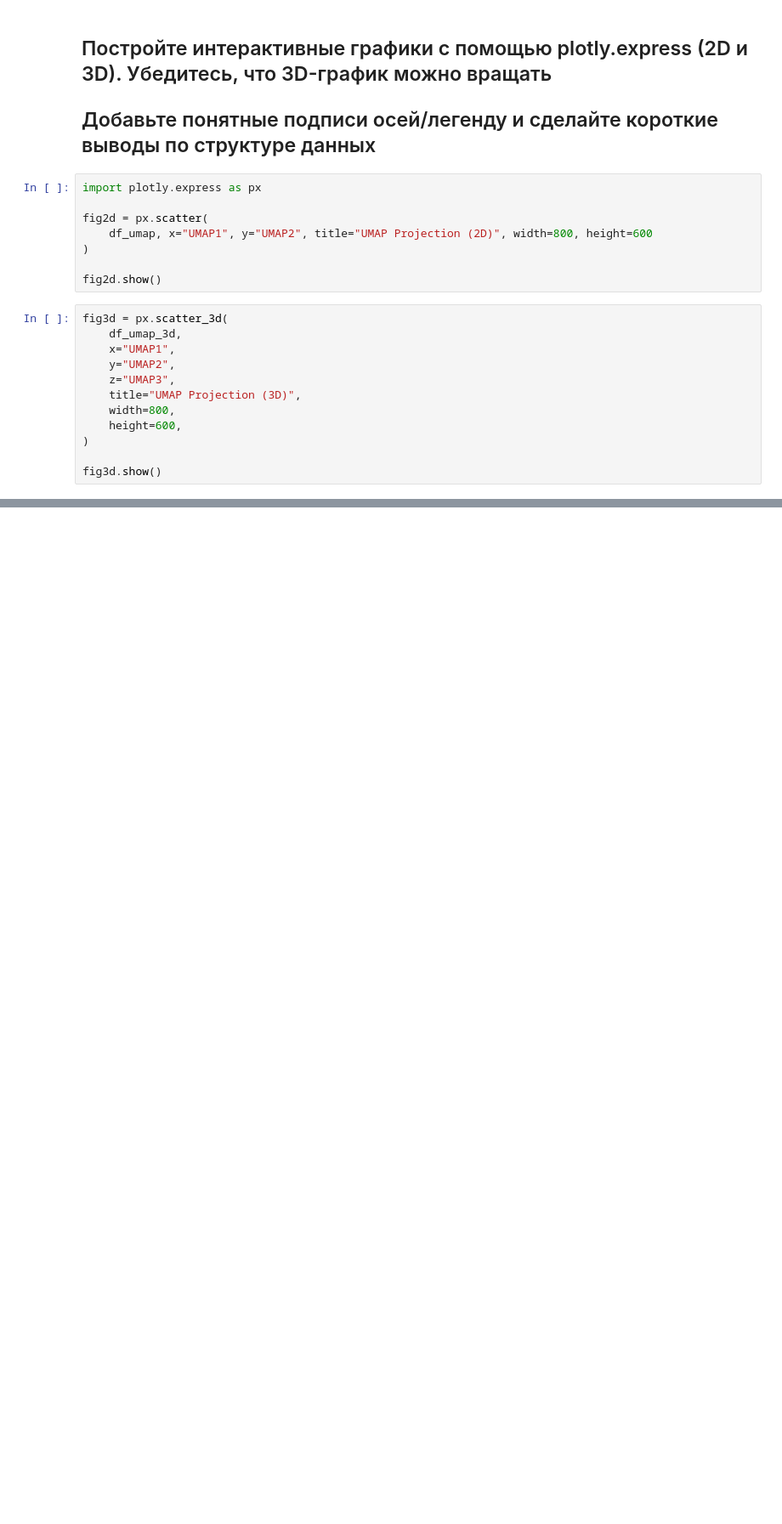
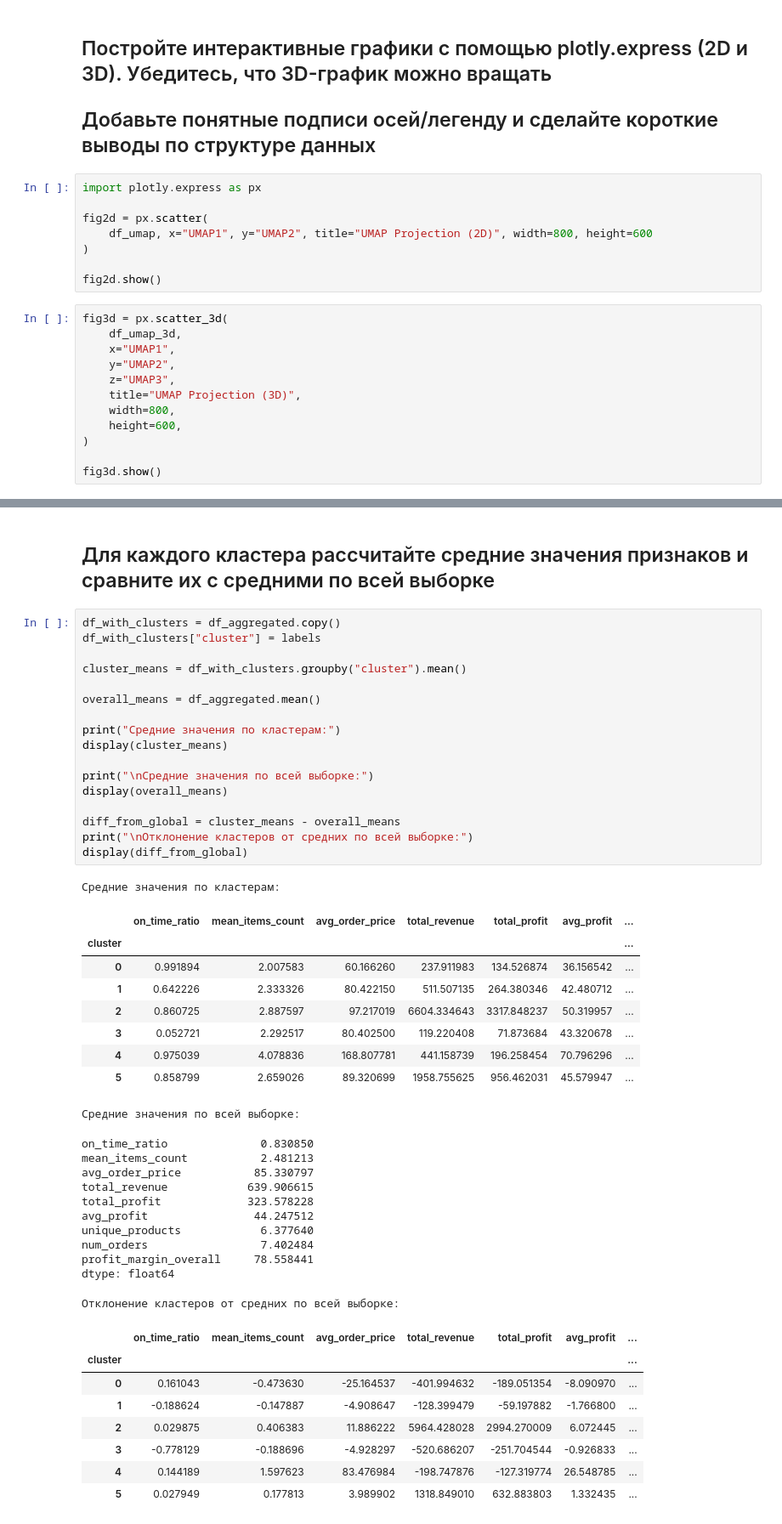
Before and after one commit to nepridumalnik/it-lms-course, a Jupyter notebook: module_4/task.ipynb, the cells around one changed output, grey strips where cells are left out. Shown: that part at 85% size. Saved outputs shown, nothing was run; the diff lists cells and outputs as text; blank space fills up the shorter version.

```diff
--- a/module_4/task.ipynb
+++ b/module_4/task.ipynb
@@ -231,0 +400,49 @@ fig3d.show()
+# %% [markdown]
+## Для каждого кластера рассчитайте средние значения признаков и сравните их с средними по всей выборке
+# %%
+df_with_clusters = df_aggregated.copy()
+df_with_clusters["cluster"] = labels
+
+cluster_means = df_with_clusters.groupby("cluster").mean()
+
+overall_means = df_aggregated.mean()
+
+print("Средние значения по кластерам:")
+display(cluster_means)
+
+print("\nСредние значения по всей выборке:")
+display(overall_means)
+
+diff_from_global = cluster_means - overall_means
+print("\nОтклонение кластеров от средних по всей выборке:")
+display(diff_from_global)
+# %% [output]
+Средние значения по кластерам:
+|  | on_time_ratio | mean_items_count | avg_order_price | total_revenue | total_profit | avg_profit | ... |
+| cluster |  |  |  |  |  |  | ... |
+| 0 | 0.991894 | 2.007583 | 60.166260 | 237.911983 | 134.526874 | 36.156542 | ... |
+| 1 | 0.642226 | 2.333326 | 80.422150 | 511.507135 | 264.380346 | 42.480712 | ... |
+| 2 | 0.860725 | 2.887597 | 97.217019 | 6604.334643 | 3317.848237 | 50.319957 | ... |
+| 3 | 0.052721 | 2.292517 | 80.402500 | 119.220408 | 71.873684 | 43.320678 | ... |
+| 4 | 0.975039 | 4.078836 | 168.807781 | 441.158739 | 196.258454 | 70.796296 | ... |
+| 5 | 0.858799 | 2.659026 | 89.320699 | 1958.755625 | 956.462031 | 45.579947 | ... |
+Средние значения по всей выборке:
+on_time_ratio              0.830850
+mean_items_count           2.481213
+avg_order_price           85.330797
+total_revenue            639.906615
+total_profit             323.578228
+avg_profit                44.247512
+unique_products            6.377640
+num_orders                 7.402484
+profit_margin_overall     78.558441
+dtype: float64
+Отклонение кластеров от средних по всей выборке:
+|  | on_time_ratio | mean_items_count | avg_order_price | total_revenue | total_profit | avg_profit | ... |
+| cluster |  |  |  |  |  |  | ... |
+| 0 | 0.161043 | -0.473630 | -25.164537 | -401.994632 | -189.051354 | -8.090970 | ... |
+| 1 | -0.188624 | -0.147887 | -4.908647 | -128.399479 | -59.197882 | -1.766800 | ... |
+| 2 | 0.029875 | 0.406383 | 11.886222 | 5964.428028 | 2994.270009 | 6.072445 | ... |
+| 3 | -0.778129 | -0.188696 | -4.928297 | -520.686207 | -251.704544 | -0.926833 | ... |
+| 4 | 0.144189 | 1.597623 | 83.476984 | -198.747876 | -127.319774 | 26.548785 | ... |
+| 5 | 0.027949 | 0.177813 | 3.989902 | 1318.849010 | 632.883803 | 1.332435 | ... |
```
Also changed, not shown: parts of 22 cells of this notebook.
